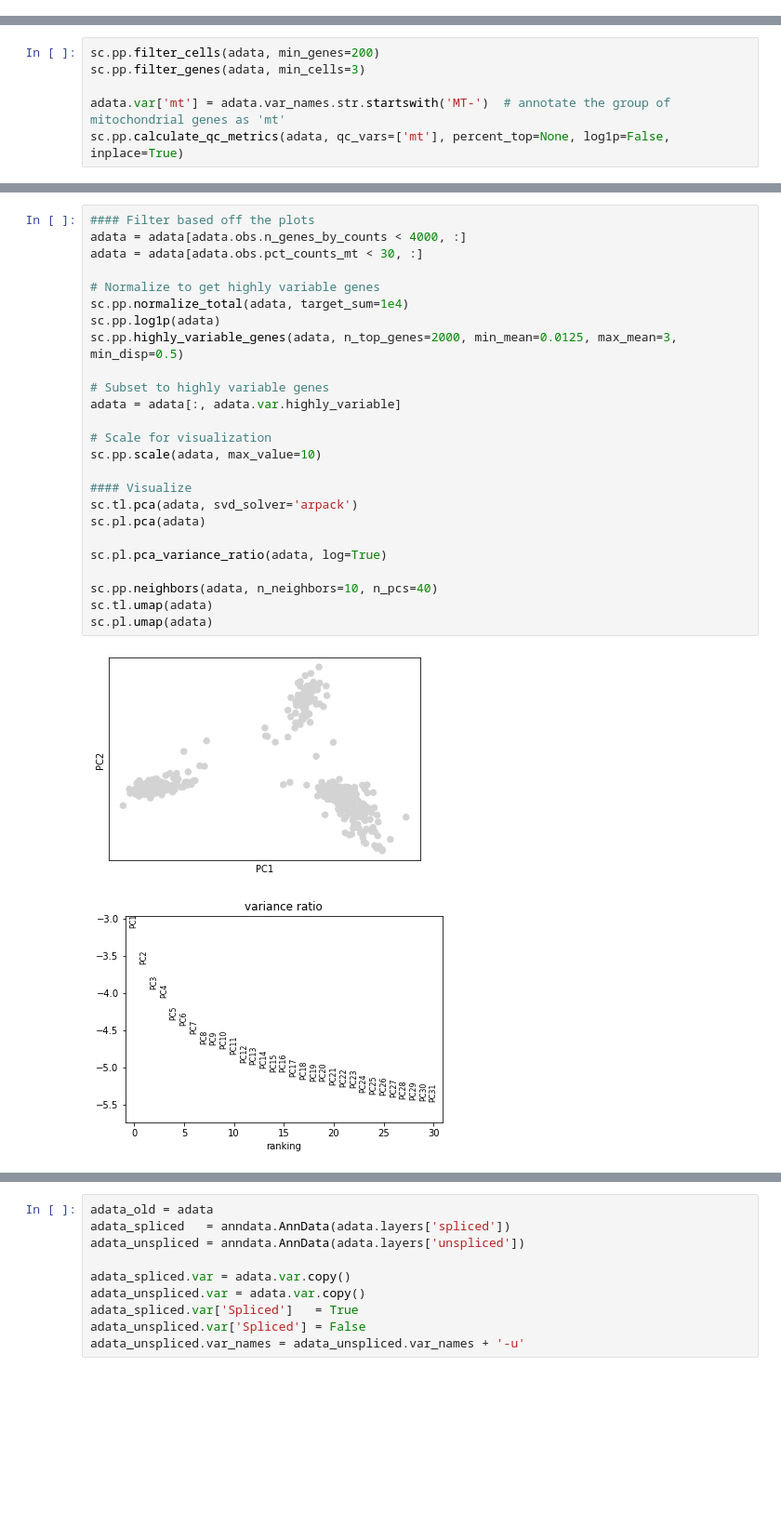
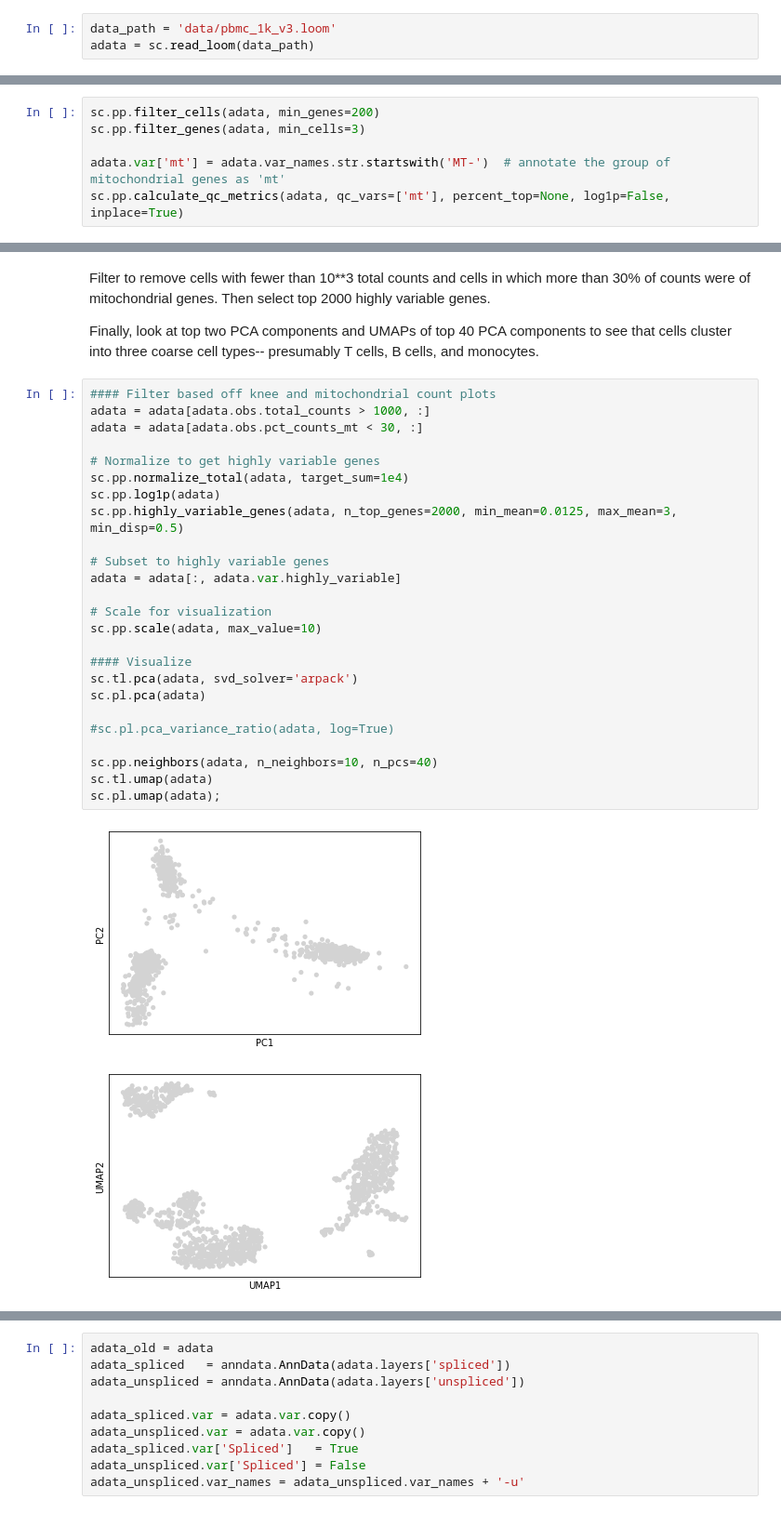
Before and after one commit to pachterlab/CGCCP_2023, a Jupyter notebook: Code/Notebooks/Demo.ipynb, the cells around one changed output, grey strips where cells are left out. Shown at 93% size. Drawn from its saved outputs; the diff is of its cells as text; blank space fills up the shorter version.

```diff
--- a/Code/Notebooks/Demo.ipynb
+++ b/Code/Notebooks/Demo.ipynb
@@ -131,0 +125,3 @@ adata = sc.read_loom('data/pbmc_10x_1k_fbc.loom')
+# %%
+data_path = 'data/pbmc_1k_v3.loom'
+adata = sc.read_loom(data_path)
@@ -158,28 +169,32 @@ Inspect remaining data. As expected, we see three coarse cell types -- T cells,
+# %% [markdown]
+Filter to remove cells with fewer than 10**3 total counts and cells in which more than 30% of counts were of mitochondrial genes. Then select top 2000 highly variable genes.
+
+Finally, look at top two PCA components and UMAPs of top 40 PCA components to see that cells cluster into three coarse cell types-- presumably T cells, B cells, and monocytes.
 # %%
-#### Filter based off the plots
-adata = adata[adata.obs.n_genes_by_counts < 4000, :]
+#### Filter based off knee and mitochondrial count plots
+adata = adata[adata.obs.total_counts > 1000, :]
 adata = adata[adata.obs.pct_counts_mt < 30, :]
 
 # Normalize to get highly variable genes
 sc.pp.normalize_total(adata, target_sum=1e4)
 sc.pp.log1p(adata)
 sc.pp.highly_variable_genes(adata, n_top_genes=2000, min_mean=0.0125, max_mean=3, min_disp=0.5)
 
 # Subset to highly variable genes
 adata = adata[:, adata.var.highly_variable]
 
 # Scale for visualization
 sc.pp.scale(adata, max_value=10)
 
 #### Visualize
 sc.tl.pca(adata, svd_solver='arpack')
 sc.pl.pca(adata)
 
-sc.pl.pca_variance_ratio(adata, log=True)
+#sc.pl.pca_variance_ratio(adata, log=True)
 
 sc.pp.neighbors(adata, n_neighbors=10, n_pcs=40)
 sc.tl.umap(adata)
-sc.pl.umap(adata)
+sc.pl.umap(adata);
 # %% [output]
-[figure, old version]
+[figure, new version]
-[figure, old version]
+[figure, new version]
```
Also changed, not shown: parts of 74 cells of this notebook.
